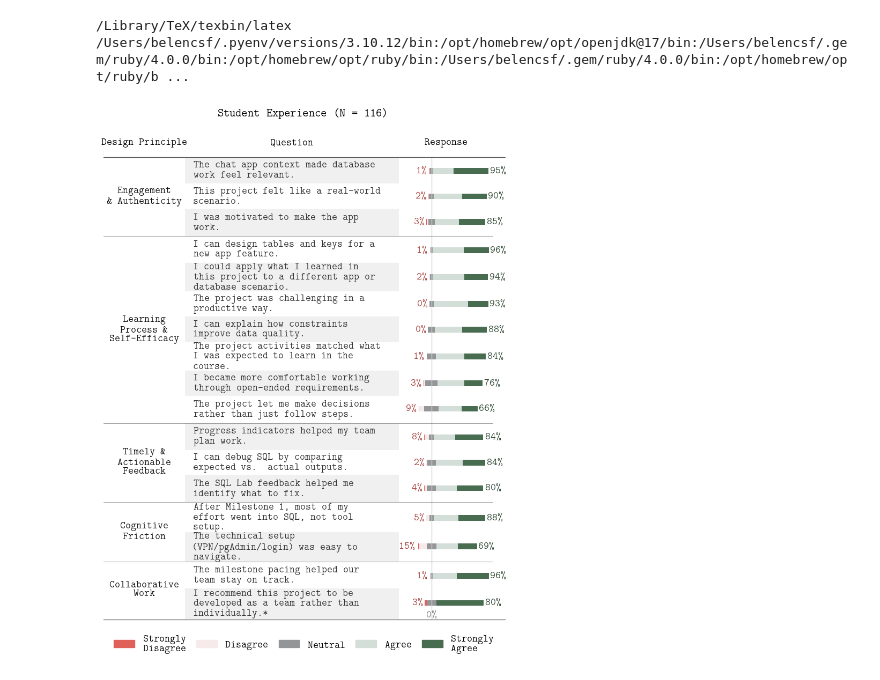
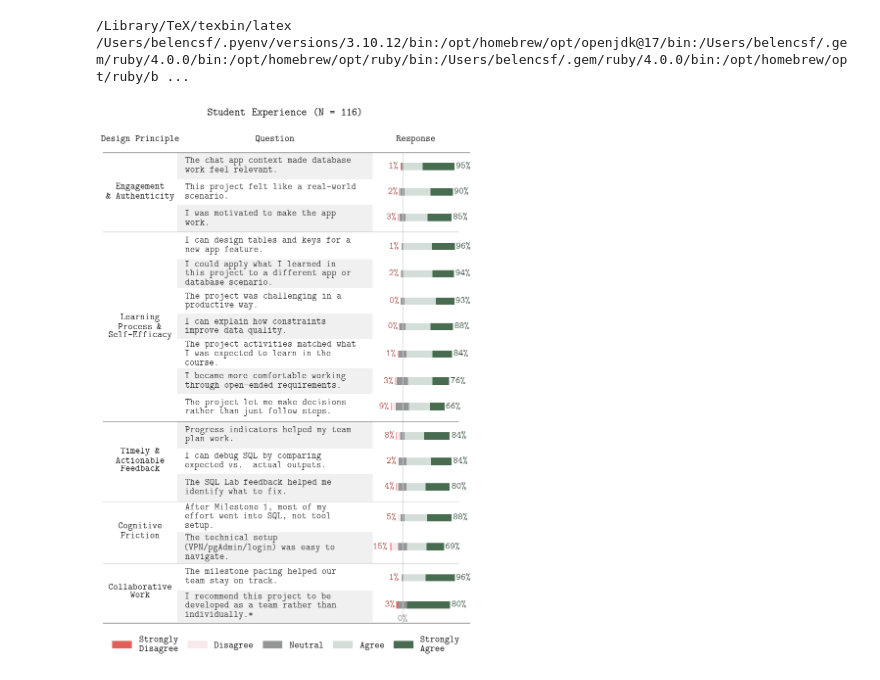
Before and after one commit to bcsaldias/sigcse-ai-2027, a Jupyter notebook: likert/v2_Info330_ExploratoryDataAnalysis.ipynb, the cells around one changed output. Drawn from its saved outputs; the diff is of its cells as text; code cells hidden in the pictures.

```diff
--- a/likert/v2_Info330_ExploratoryDataAnalysis.ipynb
+++ b/likert/v2_Info330_ExploratoryDataAnalysis.ipynb
@@ -204,7 +204,7 @@ BAR_HEIGHT = 1
 
 fig, (ax_cat, ax_q, ax_main) = plt.subplots(
     ncols=3, sharey=True,
-    figsize=(8, 10),
+    figsize=(8, 11),
     gridspec_kw={
         "width_ratios": [1.9, 5, 2.2],
         "wspace": 0.0
@@ -325,31 +325,31 @@ for ax in [ax_cat, ax_q, ax_main]:
         else:
             spine.set_visible(True)
             spine.set_linewidth(0.9)
             spine.set_color(BORDER_COLOR)
 
 ax_cat.invert_yaxis()
 margin = 0.2
 ax_cat.set_ylim(current_y - GAP / 2 + margin, -margin)
 
 legend_handles = [
     plt.Rectangle((0, 0), 1, 1, color=COLORS[lbl], label=wrap_text(lbl, 10))
     for lbl in LIKERT_ORDER
 ]
 fig.legend(
     handles=legend_handles,
     loc="upper center", bbox_to_anchor=(0.5, 0.02),
     ncol=len(LIKERT_ORDER),
     fontsize=font_size, frameon=False,
     columnspacing=1
 )
 
 plt.suptitle(
     "Student Experience (N = 116)",
     fontsize=16, fontweight="semibold", y=0.985
 )
 ax_main.text(0, ax_main.get_ylim()[0], "0\%", ha="center", va="bottom", fontsize=font_size, color="gray")
 
 fig.tight_layout(rect=[0, 0.01, 1, 0.99])
 plt.show()
 # %% [output]
-[figure, old version]
+[figure, new version]
```
